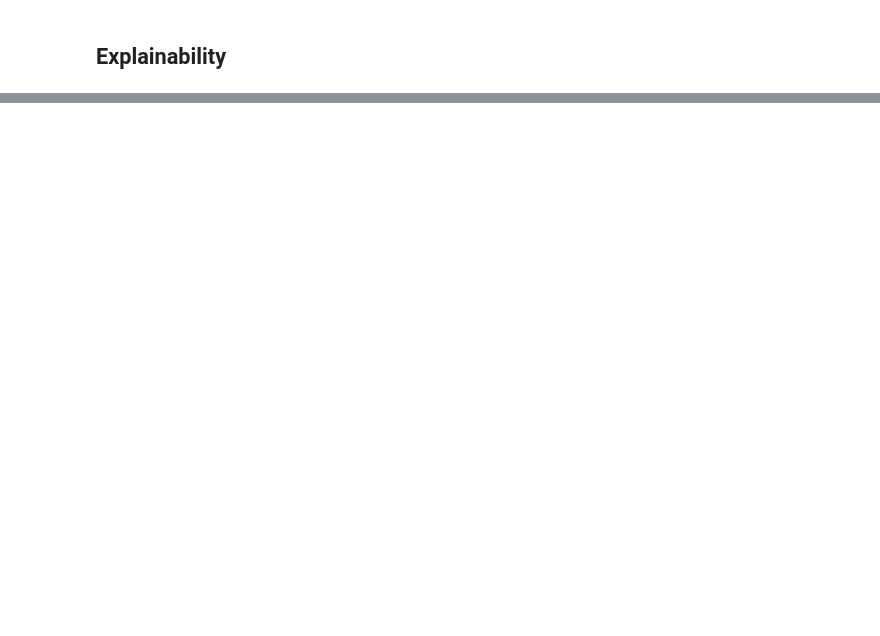
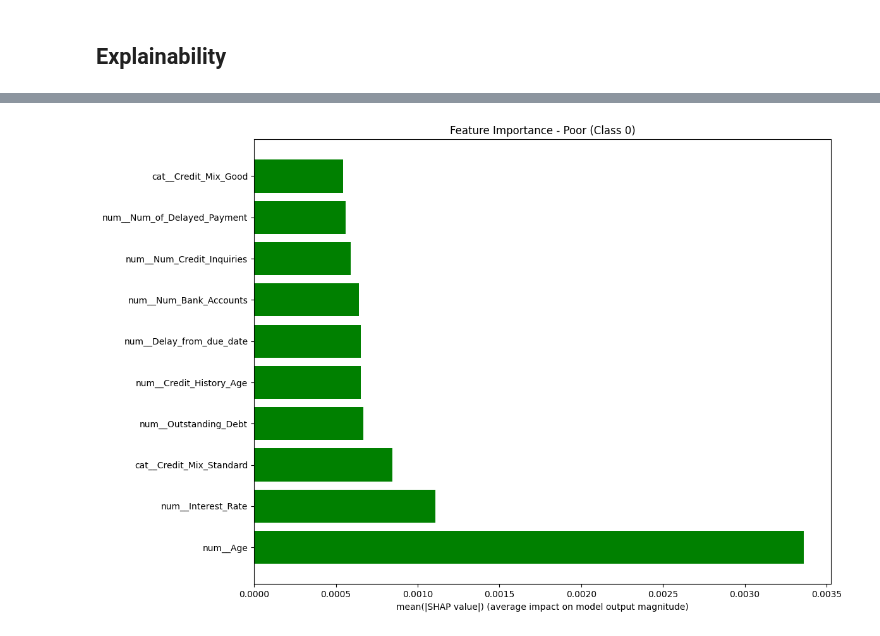
Before and after one commit to Simone-meli25/Credit_Score_Classification, a Jupyter notebook: notebooks/05_final_pipeline_evaluation.ipynb, the cells around one changed output, grey strips where cells are left out. Saved outputs shown, nothing was run; the diff lists cells and outputs as text; code cells hidden in the pictures; blank space fills up the shorter version.

```diff
--- a/notebooks/05_final_pipeline_evaluation.ipynb
+++ b/notebooks/05_final_pipeline_evaluation.ipynb
@@ -598,0 +285,96 @@ NameError: name 'mitigated_pipe' is not defined
+# %%
+import shap
+import time
+import matplotlib
+
+matplotlib.use('module://matplotlib_inline.backend_inline')
+
+def fast_tree_shap_analysis(model_pipe, X, sample_size=50):
+    """Get SHAP values for tree model"""
+    print(f"Analyzing {min(sample_size, len(X))} samples...")
+
+    # Sample the data
+    X_sample = X.sample(n=min(sample_size, len(X)), random_state=42)
+
+    # Get components from pipeline
+    preprocessor = model_pipe.named_steps['preproc']
+    model = model_pipe.named_steps['clf']
+
+    # Transform features
+    X_transformed = preprocessor.transform(X_sample)
+    if hasattr(X_transformed, 'toarray'):
+        X_transformed = X_transformed.toarray()
+
+    # Get feature names
+    try:
+        if hasattr(preprocessor, 'get_feature_names_out'):
+            feature_names = preprocessor.get_feature_names_out()
+        else:
+            feature_names = [f"Feature_{i}" for i in range(X_transformed.shape[1])]
+    except:
+        feature_names = [f"Feature_{i}" for i in range(X_transformed.shape[1])]
+
+    # Create dataframe from transformed features
+    X_transformed_df = pd.DataFrame(X_transformed, columns=feature_names)
+
+    # Create explainer and get SHAP values
+    print("Calculating SHAP values...")
+    explainer = shap.TreeExplainer(model)
+    shap_values = explainer.shap_values(X_transformed_df)
+
+    return {
+        'explainer': explainer,
+        'shap_values': shap_values,
+        'X_transformed': X_transformed_df,
+        'feature_names': feature_names
+    }
+
+def plot_class_specific_shap(shap_results, class_idx):
+    """Plot feature importance for a specific class using 3D SHAP values"""
+    shap_values = shap_results['shap_values']
+    feature_names = shap_results['feature_names']
+    class_names = ["Zero", "Poor", "Standard", "Good"]
+
+    # Extract SHAP values for the specific class
+    # Shape is (n_samples, n_features, n_classes)
+    if shap_values.shape[2] > class_idx:
+        # Extract values for this class: all samples, all features, specific class
+        class_values = shap_values[:, :, class_idx]
+
+        # Calculate feature importance (mean absolute SHAP value per feature)
+        feature_importance = np.mean(np.abs(class_values), axis=0)
+
+        # Get top 10 features
+        idx = np.argsort(feature_importance)[-10:][::-1]
+        top_features = [feature_names[i] for i in idx]
+        top_importances = feature_importance[idx]
+
+        # Plot
+        plt.figure(figsize=(12, 8))
+        colors = ['green', 'purple', 'blue', 'red']  # Match the colors in your original plot
+        plt.barh(range(len(idx)), top_importances, color=colors[class_idx])
+        plt.yticks(range(len(idx)), top_features)
+        plt.title(f"Feature Importance - {class_names[class_idx]} (Class {class_idx})")
+        plt.xlabel("mean(|SHAP value|) (average impact on model output magnitude)")
+        plt.tight_layout()
+        plt.show()
+
+        print(f"Top 5 important features for {class_names[class_idx]} class:")
+        for i in range(min(5, len(idx))):
+            print(f"  {i+1}. {top_features[i]}: {top_importances[i]:.4f}")
+
+
+# First get the SHAP results
+shap_results = fast_tree_shap_analysis(mitigated_pipe, X_test, sample_size=200)
+
+# Then plot each class individually
+#for class_idx in range(4):  # 0, 1, 2, 3
+#    print(f"Plotting Class {class_idx} - {['Poor', 'Fair', 'Good', 'Excellent'][class_idx]}")
+#    plot_tree_shap_results(shap_results, class_idx=class_idx)
+
+#plot_tree_shap_results(shap_results, class_idx=0)
+
+# Plot each class separately with non-stacked bars
+for class_idx in range(4):
+    plot_class_specific_shap(shap_results, class_idx)
+# %% [output]
@@ -598,0 +383 @@ NameError: name 'mitigated_pipe' is not defined
+[figure, added]
```
Also changed, not shown: parts of 9 cells of this notebook.
